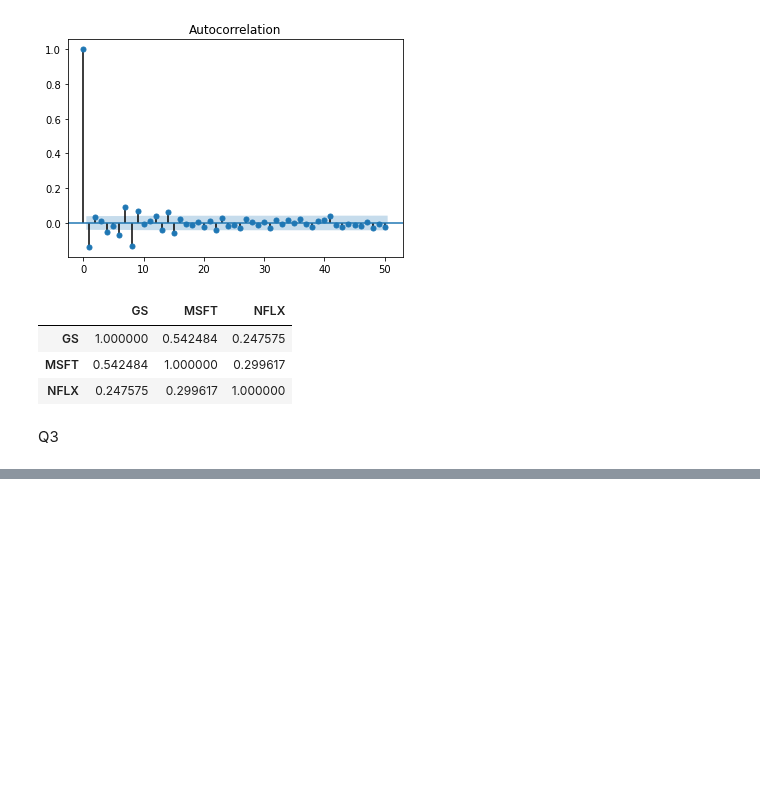
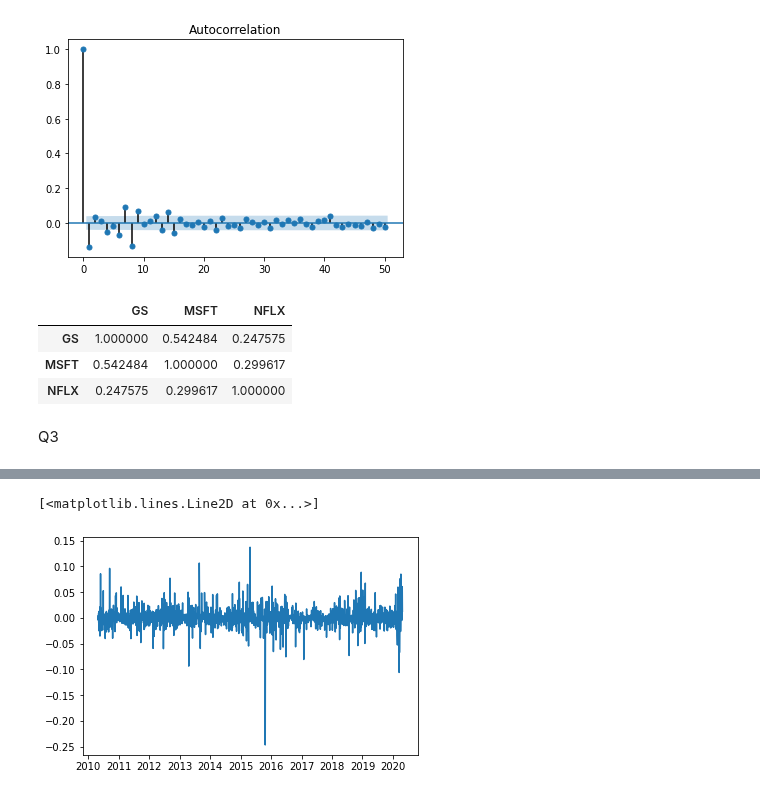
Before and after one commit to PomazkinG/Particle, a Jupyter notebook: Particle.ipynb, the cells around one changed output, grey strips where cells are left out. Drawn from its saved outputs; the diff is of its cells as text; code cells hidden in the pictures; blank space fills up the shorter version.

```diff
--- a/Particle.ipynb
+++ b/Particle.ipynb
@@ -223,0 +230,5 @@ Q3
+# %%
+plt.plot(df_daily_return['PL'])
+# %% [output]
+[<matplotlib.lines.Line2D at 0x...>]
+[figure, added]
```
Also changed, not shown: parts of 11 cells of this notebook.
